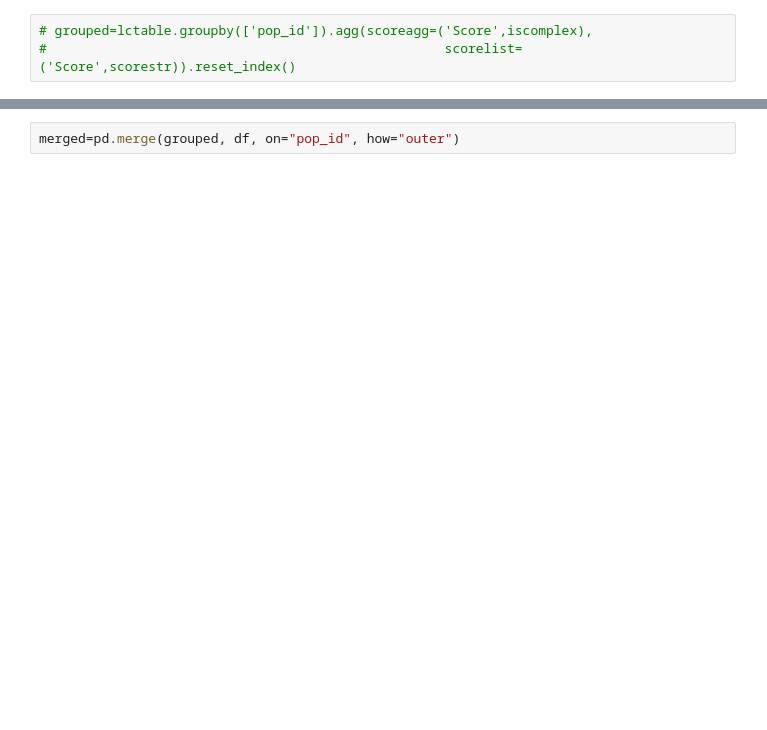
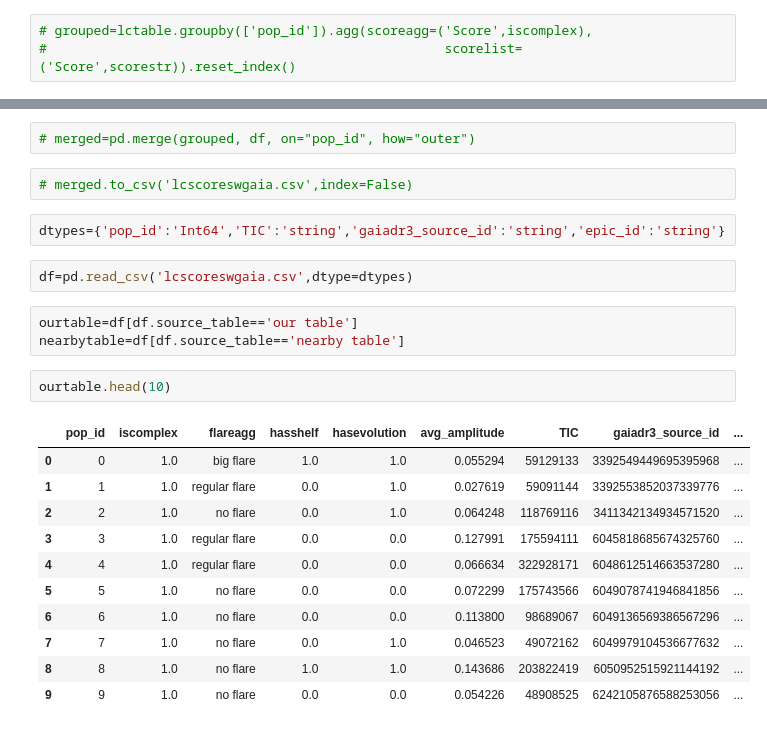
Before and after one commit to sarahedraves/complexrotators, a Jupyter notebook: CMDplots.ipynb, the cells around one changed output, grey strips where cells are left out. Saved outputs shown, nothing was run; the diff lists cells and outputs as text; blank space fills up the shorter version.

```diff
--- a/CMDplots.ipynb
+++ b/CMDplots.ipynb
@@ -121,2 +108,25 @@ grouped.head(10)
 # %%
-merged=pd.merge(grouped, df, on="pop_id", how="outer")
+# merged=pd.merge(grouped, df, on="pop_id", how="outer")
+# %%
+# merged.to_csv('lcscoreswgaia.csv',index=False)
+# %%
+dtypes={'pop_id':'Int64','TIC':'string','gaiadr3_source_id':'string','epic_id':'string'}
+# %%
+df=pd.read_csv('lcscoreswgaia.csv',dtype=dtypes)
+# %%
+ourtable=df[df.source_table=='our table']
+nearbytable=df[df.source_table=='nearby table']
+# %%
+ourtable.head(10)
+# %% [output]
+|  | pop_id | iscomplex | flareagg | hasshelf | hasevolution | avg_amplitude | TIC | gaiadr3_source_id | ... |
+| 0 | 0 | 1.0 | big flare | 1.0 | 1.0 | 0.055294 | 59129133 | 3392549449695395968 | ... |
+| 1 | 1 | 1.0 | regular flare | 0.0 | 1.0 | 0.027619 | 59091144 | 3392553852037339776 | ... |
+| 2 | 2 | 1.0 | no flare | 0.0 | 1.0 | 0.064248 | 118769116 | 3411342134934571520 | ... |
+| 3 | 3 | 1.0 | regular flare | 0.0 | 0.0 | 0.127991 | 175594111 | 6045818685674325760 | ... |
+| 4 | 4 | 1.0 | regular flare | 0.0 | 0.0 | 0.066634 | 322928171 | 6048612514663537280 | ... |
+| 5 | 5 | 1.0 | no flare | 0.0 | 0.0 | 0.072299 | 175743566 | 6049078741946841856 | ... |
+| 6 | 6 | 1.0 | no flare | 0.0 | 0.0 | 0.113800 | 98689067 | 6049136569386567296 | ... |
+| 7 | 7 | 1.0 | no flare | 0.0 | 1.0 | 0.046523 | 49072162 | 6049979104536677632 | ... |
+| 8 | 8 | 1.0 | no flare | 1.0 | 1.0 | 0.143686 | 203822419 | 6050952515921144192 | ... |
+| 9 | 9 | 1.0 | no flare | 0.0 | 0.0 | 0.054226 | 48908525 | 6242105876588253056 | ... |
```
Also changed, not shown: parts of 24 cells of this notebook.
